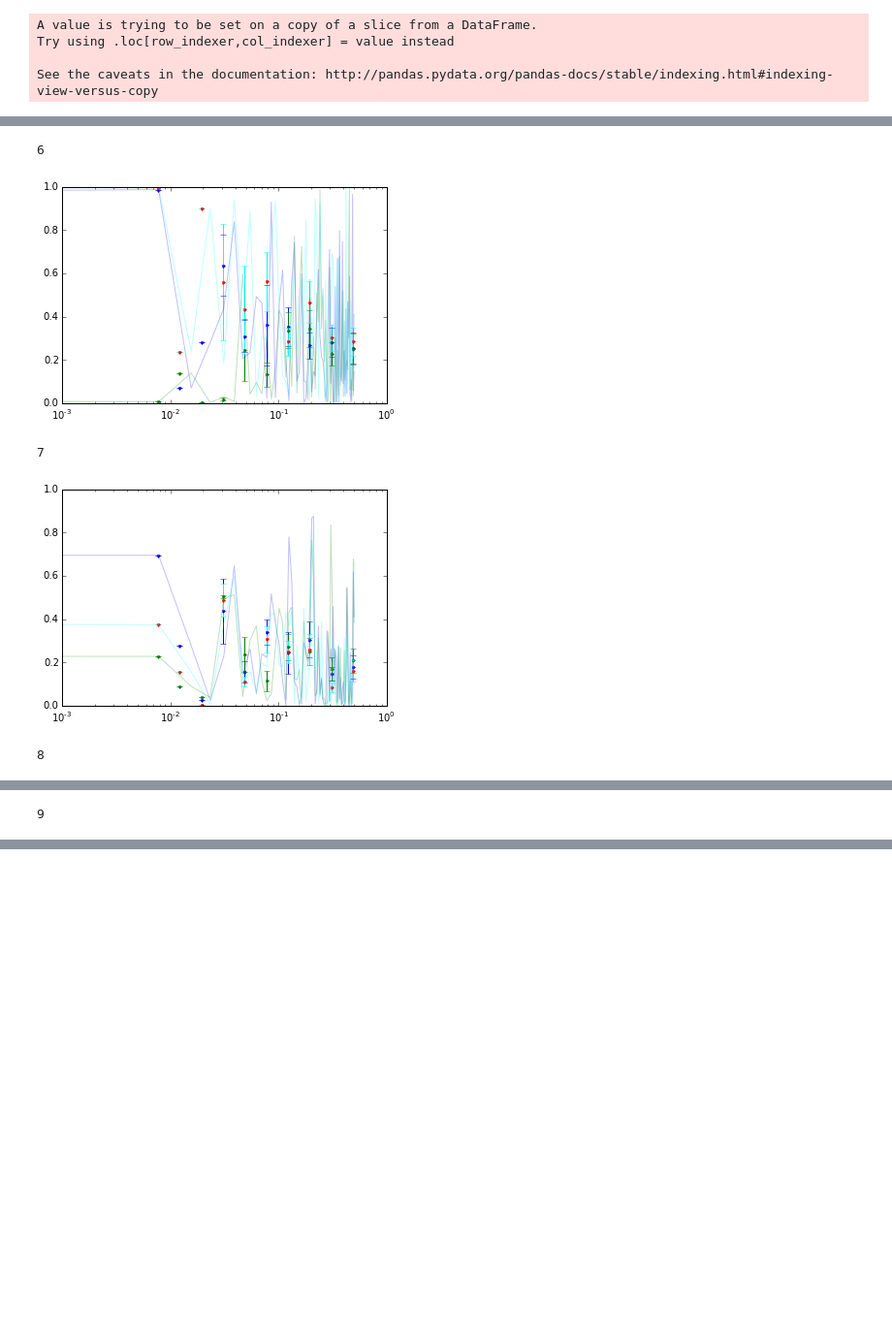
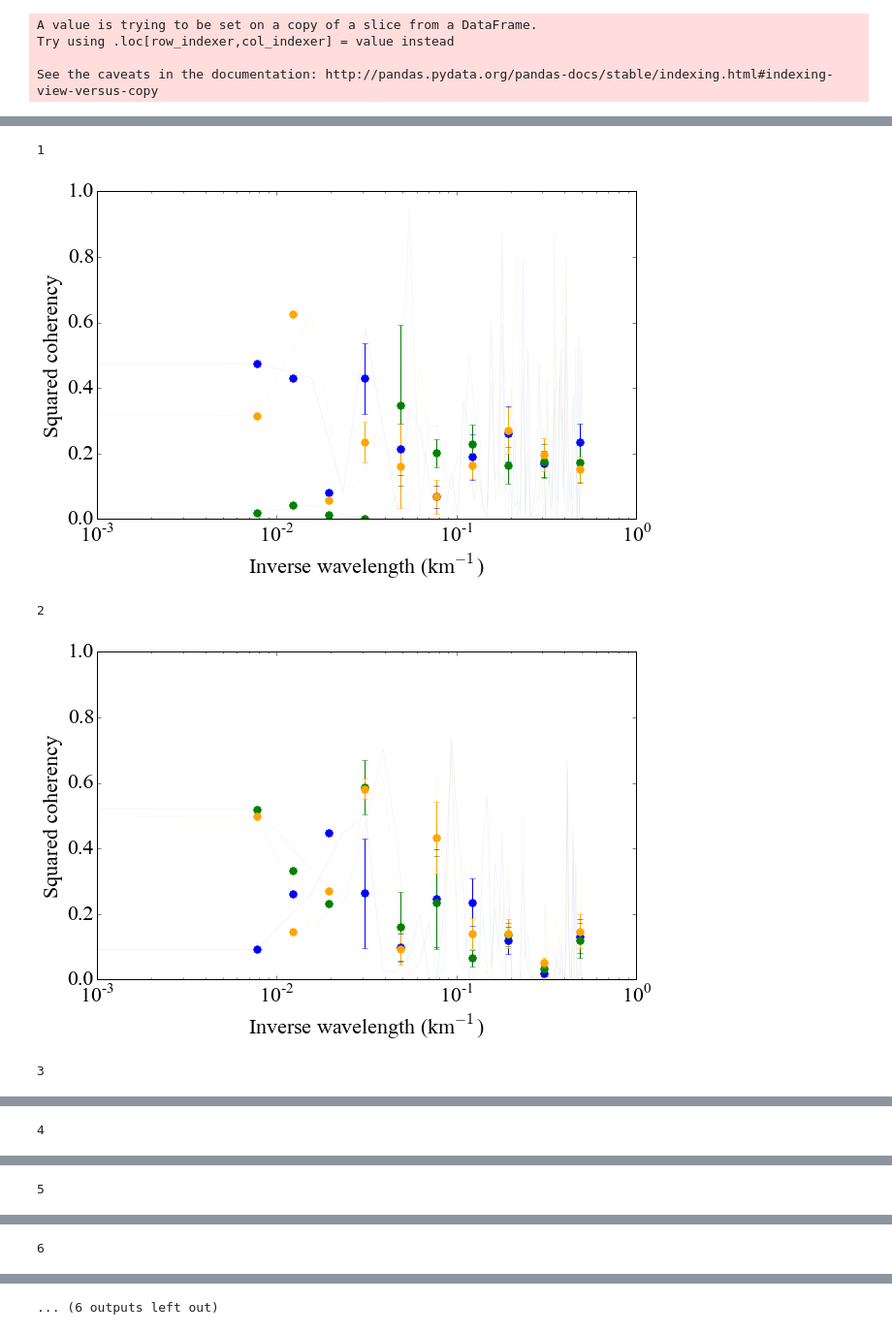
Before and after one commit to sophieclayton/KM1304_lengthscales, a Jupyter notebook: analysis/KM1304_csd.ipynb, the cells around one changed output, grey strips where cells are left out. Shown at 97% size. Saved outputs shown, nothing was run; the diff lists cells and outputs as text; code cells hidden in the pictures; blank space fills up the shorter version.

Commit message:
improved figures in CSD script

```diff
--- a/analysis/KM1304_csd.ipynb
+++ b/analysis/KM1304_csd.ipynb
@@ -17,6 +17,11 @@ from scipy.stats import chi2
 
 from mpl_toolkits.basemap import Basemap, cm
 from netCDF4 import Dataset as NetCDFFile
+
+from matplotlib import rcParams
+rcParams.update({'figure.autolayout': True})
+rcParams.update({'font.family': 'serif'})
+rcParams.update({'font.serif': 'Times New Roman'})
 # %%
 def convert_KM(sds):
     lon_tmp = sds[(sds['cruise']=='KiloMoana_1')]['lon']
@@ -342,6 +347,6 @@ for i in range(1, len(segments)+1):
 ... (6 outputs left out)
 # %%
-for i in range(6, len(segments)+1):
+for i in range(1, len(segments)+1):
     a = segments['start'][i]
     b = segments['end'][i]
 
@@ -358,42 +363,54 @@ for i in range(6, len(segments)+1):
 
     # change tmp to tmp4 to analyse the despiked version
     tmp1 = detrenddata(tmp, var2)
     print i
-    csd_var = ['salinity', 'synecho', 'picoeuk', 'pico']
+    csd_var = ['density', 'synecho', 'picoeuk', 'pico', 'tot_chl']
     a = tmp1[csd_var[0]]
     b = tmp1[csd_var[1]]
     c = tmp1[csd_var[2]]
     d = tmp1[csd_var[3]]
+    e = tmp1[csd_var[4]]
 
     f, Cxy = signal.coherence(a, b, fs, nperseg = 128, detrend = False, window='hanning')
     f, Cxy2 = signal.coherence(a, c, fs, nperseg = 128, detrend = False, window='hanning')
     f, Cxy3 = signal.coherence(a, d, fs, nperseg = 128, detrend = False, window='hanning')
+    f, Cxy4 = signal.coherence(a, e, fs, nperseg = 128, detrend = False, window='hanning')
+
 
     k_bins = 10 ** (0.2 * np.arange(15))
     k_bin_mid = k_bins[:(len(k_bins)-1)] + np.diff(k_bins)/2
 
     binned, bin_std = csdbin(Cxy**2, f, k_bins, k_bin_mid)
     binned2, bin_std2 = csdbin(Cxy2**2, f, k_bins, k_bin_mid)
     binned3, bin_std3 = csdbin(Cxy3**2, f, k_bins, k_bin_mid)
+    binned4, bin_std4 = csdbin(Cxy4**2, f, k_bins, k_bin_mid)
 
+    plt.figure(figsize=(9, 6), dpi = 600)
+    plt.errorbar(1/k_bin_mid, binned, yerr = bin_std, fmt='.', color='b', markersize=15)
+    plt.semilogx(f, Cxy**2, 'b', alpha = 0.05)
 
-    plt.errorbar(1/k_bin_mid, binned, yerr = bin_std, fmt='.', ecolor='b')
-    plt.semilogx(f, Cxy**2, 'b', alpha = 0.25)
+    plt.errorbar(1/k_bin_mid, binned2, yerr = bin_std2, fmt='.', color='g', markersize=15)
+    plt.semilogx(f, Cxy2**2, 'g', alpha = 0.05)
 
-    plt.errorbar(1/k_bin_mid, binned2, yerr = bin_std2, fmt='.', ecolor='g')
-    plt.semilogx(f, Cxy2**2, 'g', alpha = 0.25)
+    plt.errorbar(1/k_bin_mid, binned3, yerr = bin_std3, fmt='.', color='cyan', markersize=15)
+    plt.semilogx(f, Cxy3**2, 'cyan', alpha = 0.05)
 
-    plt.errorbar(1/k_bin_mid, binned3, yerr = bin_std3, fmt='.', ecolor='cyan')
-    plt.semilogx(f, Cxy3**2, 'cyan', alpha = 0.25)
+    plt.errorbar(1/k_bin_mid, binned4, yerr = bin_std4, fmt='.', color='orange', markersize=15)
+    plt.semilogx(f, Cxy4**2, 'orange', alpha = 0.05)
 
     plt.xscale('log')
     plt.axis([0.001, 1, 0, 1])
+
+    plt.tick_params(axis='both', which='major', labelsize=22)
+    plt.tick_params(axis='both', which='minor', labelsize=22)
+    plt.xlabel('Inverse wavelength (km$^{-1}$)', fontsize = 22)
+    plt.ylabel('Squared coherency', fontsize = 22)
     plt.show()
 
     del tmp, tmp1
 # %% [output]
-6
+1
-[figure, old version]
+[figure, new version]
-7
+2
-[figure, old version]
+[figure, new version]
-8
+3
@@ -401 +418 @@ for i in range(6, len(segments)+1):
-9
+4
@@ -402,0 +420 @@ for i in range(6, len(segments)+1):
+5
@@ -402,0 +422 @@ for i in range(6, len(segments)+1):
+6
@@ -402,0 +424 @@ for i in range(6, len(segments)+1):
+... (6 outputs left out)
```
Also changed, not shown: parts of 2 cells of this notebook.
